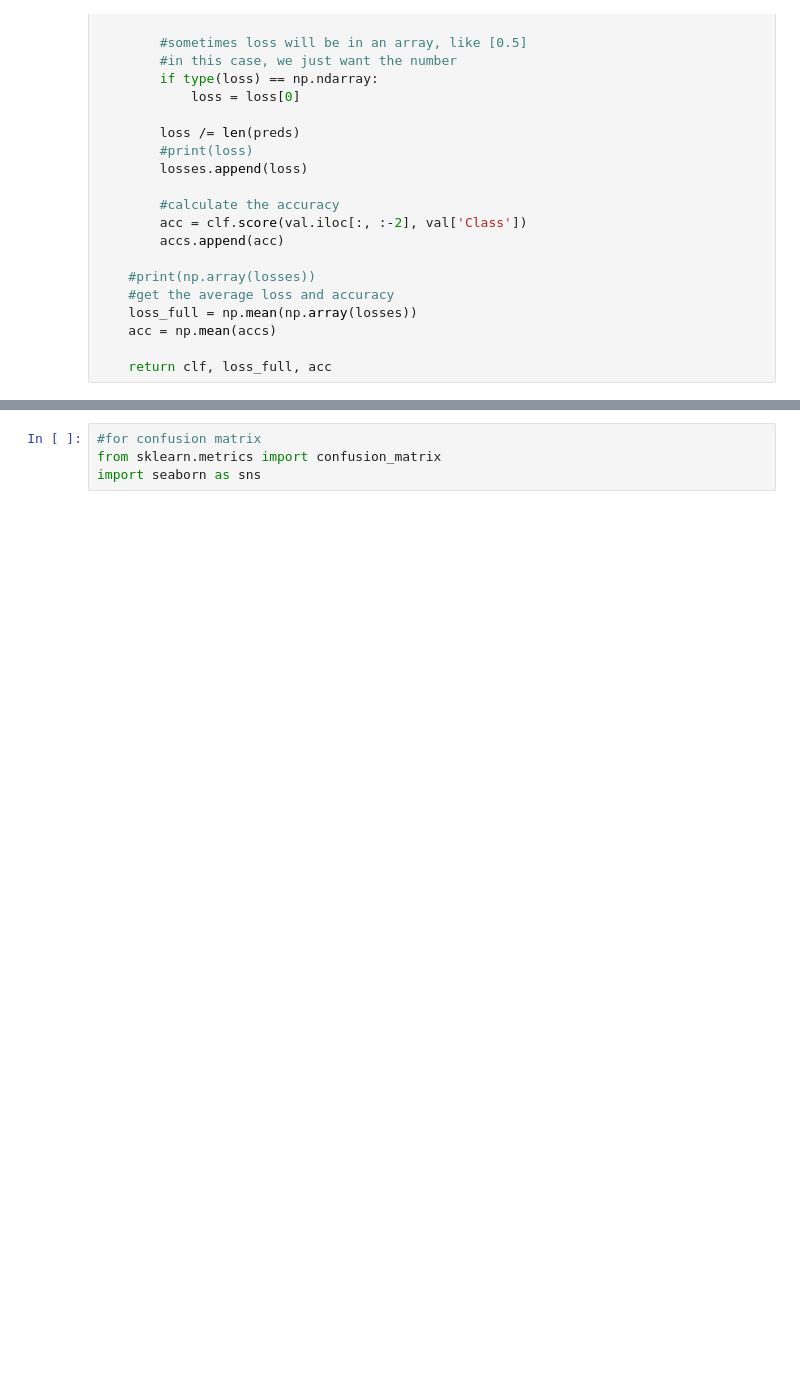
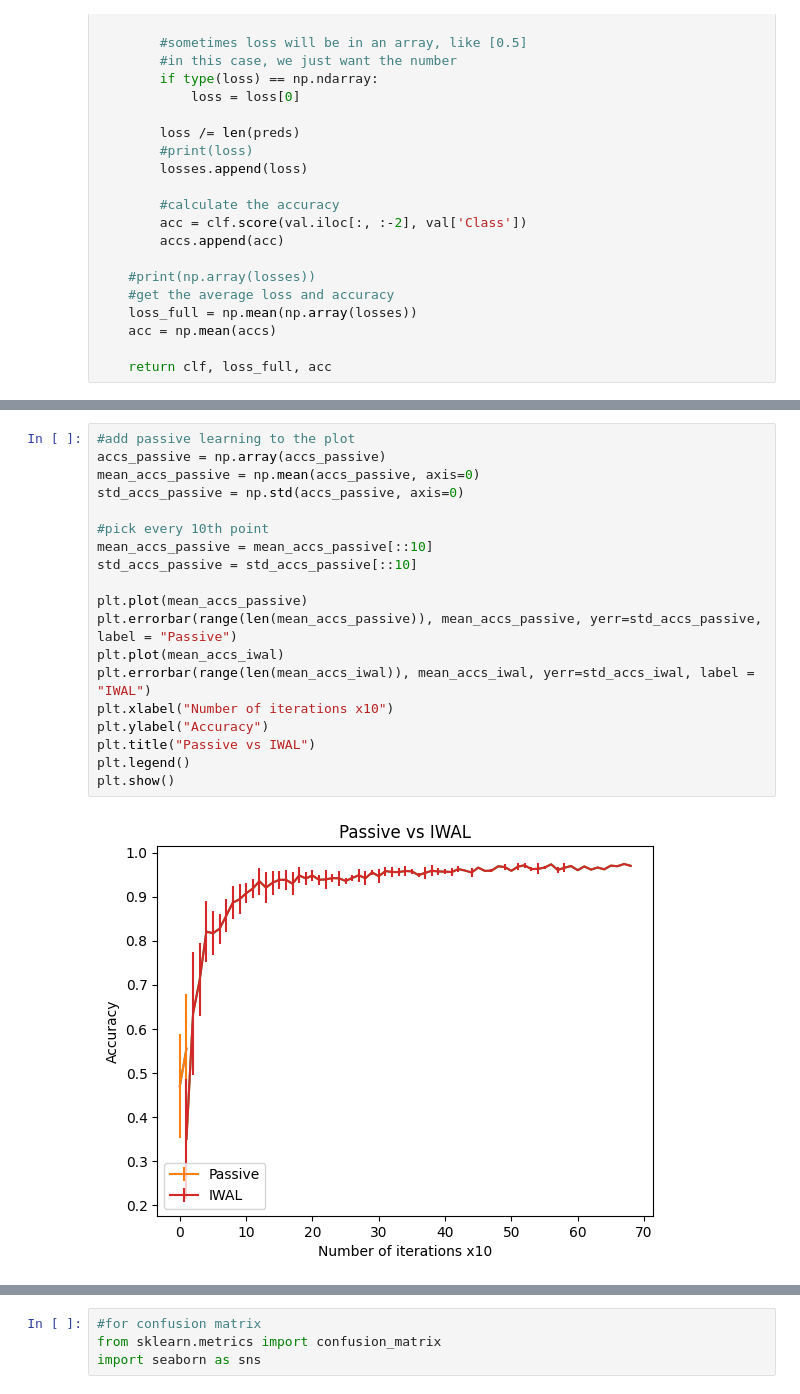
Before and after one commit to jonazhu/ACTIVibrio, a Jupyter notebook: IWAL/iwal.ipynb, the cells around one changed output, grey strips where cells are left out. Drawn from its saved outputs; the diff is of its cells as text; blank space fills up the shorter version.

Commit message:
finish IWAL analysis

```diff
--- a/IWAL/iwal.ipynb
+++ b/IWAL/iwal.ipynb
@@ -414,3 +527,24 @@ plt.show()
+# %%
+#add passive learning to the plot
+accs_passive = np.array(accs_passive)
+mean_accs_passive = np.mean(accs_passive, axis=0)
+std_accs_passive = np.std(accs_passive, axis=0)
+
+#pick every 10th point
+mean_accs_passive = mean_accs_passive[::10]
+std_accs_passive = std_accs_passive[::10]
+
+plt.plot(mean_accs_passive)
+plt.errorbar(range(len(mean_accs_passive)), mean_accs_passive, yerr=std_accs_passive, label = "Passive")
+plt.plot(mean_accs_iwal)
+plt.errorbar(range(len(mean_accs_iwal)), mean_accs_iwal, yerr=std_accs_iwal, label = "IWAL")
+plt.xlabel("Number of iterations x10")
+plt.ylabel("Accuracy")
+plt.title("Passive vs IWAL")
+plt.legend()
+plt.show()
+# %% [output]
+[figure, added]
 # %%
 #same as above, but with loss
 max_length = max([len(losses) for losses in losses_iwal])
```
Also changed, not shown: parts of 12 cells of this notebook, 3 other files.
